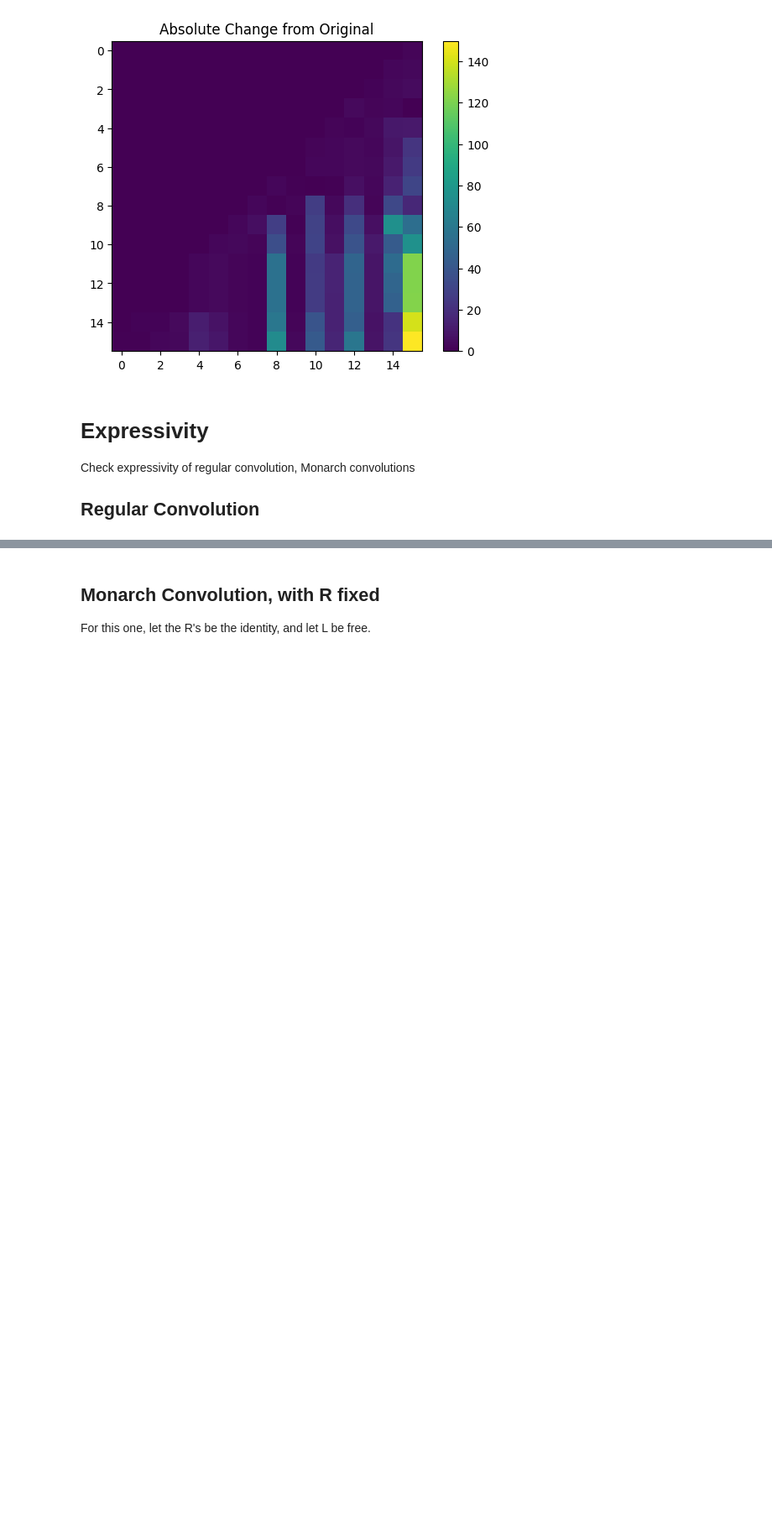
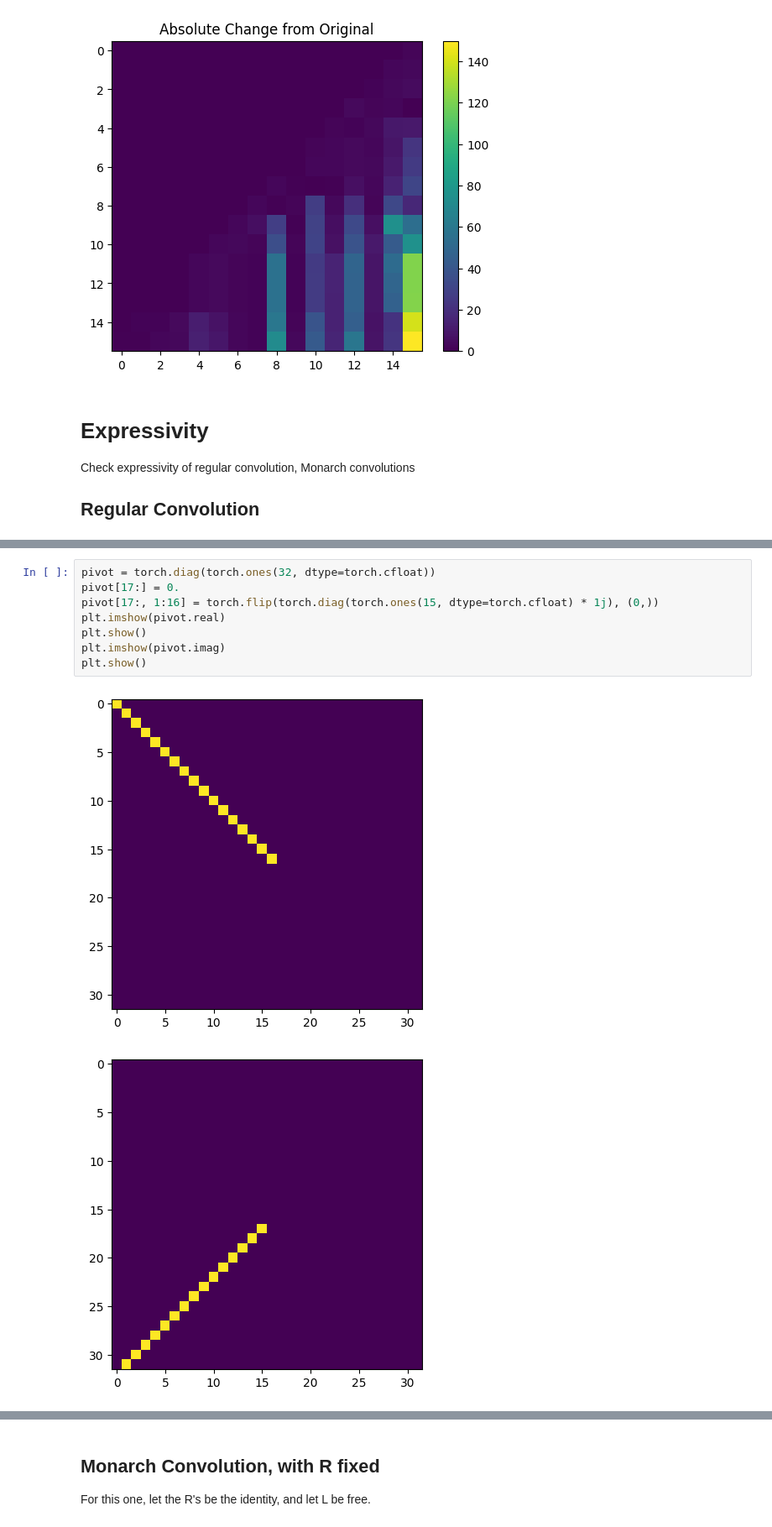
Before and after one commit to DanFu09/aquarium, a Jupyter notebook: notebooks/test_new_monarch.ipynb, the cells around one changed output, grey strips where cells are left out. Shown at 84% size. Cells and saved outputs as stored; diff of their text form; blank space fills up the shorter version.

```diff
--- a/notebooks/test_new_monarch.ipynb
+++ b/notebooks/test_new_monarch.ipynb
@@ -437,0 +359,11 @@ plt.imshow(conv_map.real, vmin=-2, vmax=2)
+# %%
+pivot = torch.diag(torch.ones(32, dtype=torch.cfloat))
+pivot[17:] = 0.
+pivot[17:, 1:16] = torch.flip(torch.diag(torch.ones(15, dtype=torch.cfloat) * 1j), (0,))
+plt.imshow(pivot.real)
+plt.show()
+plt.imshow(pivot.imag)
+plt.show()
+# %% [output]
+[figure, added]
+[figure, added]
```
Also changed, not shown: parts of 22 cells of this notebook.
